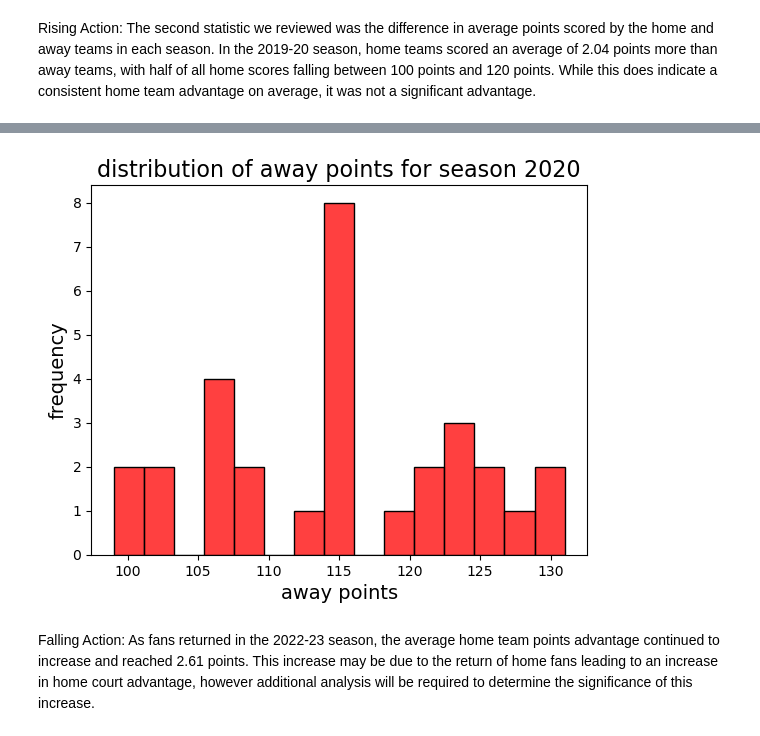
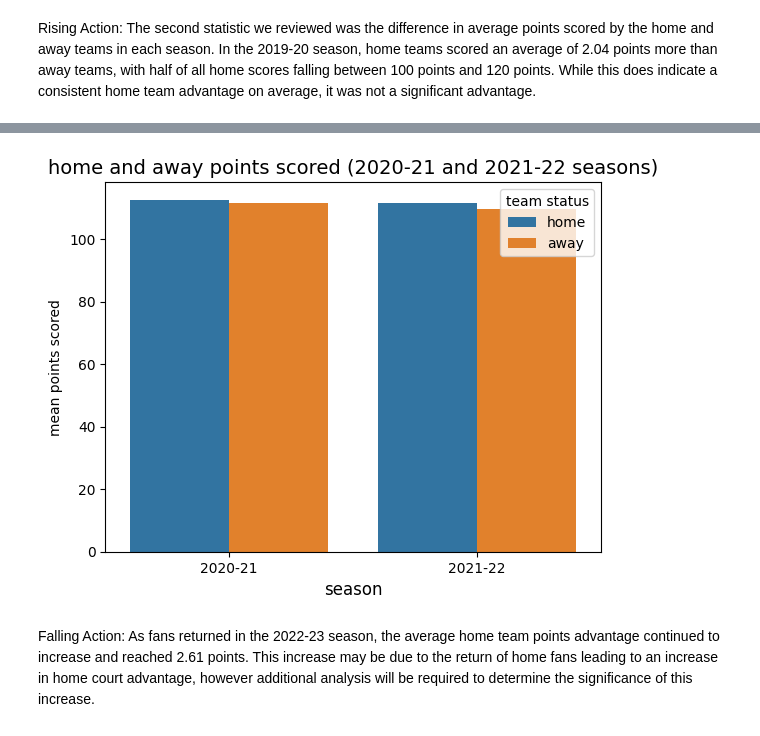
Before and after one commit to thezachdrake/UMD-INST627-Fall2024, a Jupyter notebook: inclass.ipynb, the cells around one changed output, grey strips where cells are left out. Drawn from its saved outputs; the diff is of its cells as text; code cells hidden in the pictures.

```diff
--- a/inclass.ipynb
+++ b/inclass.ipynb
@@ -132,12 +131,17 @@ plt.show()
-# %%
-covid_pts_away_21 = pd.read_sql_query("SELECT team_name_away, pts_away, season_id FROM game WHERE season_id IN (22020) GROUP BY team_name_away, season_id", con)
-
-sns.histplot(covid_pts_away_21['pts_away'], color='red', bins=15)
-plt.title('distribution of away points for season 2020', fontsize=16)
-plt.xlabel('away points', fontsize=14)
-plt.ylabel('frequency', fontsize=14)
-plt.show()
-# %% [output]
-[figure, removed]
+# %%
+covid_pts_20 = pd.read_sql_query("SELECT team_name_home, pts_home, team_name_away, pts_away, season_id FROM game WHERE season_id IN (22021, 22020) ORDER BY season_id DESC", con)
+
+covid_pts_20_group = covid_pts_20.groupby(['season_id']).agg({'pts_home': ['mean'], 'pts_away': ['mean']})
+covid_pts_20_group.columns = ['home', 'away']
+covid_pts_20_group = covid_pts_20_group.reset_index()
+covid_pts_melt = pd.melt(covid_pts_20_group, id_vars=['season_id'], value_vars=['home', 'away'], var_name='team status', value_name='mean points scored')
+
+ax = sns.barplot(data=covid_pts_melt, x='season_id', y='mean points scored', hue='team status')
+ax.set_title('home and away points scored (2020-21 and 2021-22 seasons)', fontsize=14)
+ax.set_xlabel('season', fontsize=12)
+ax.set_xticklabels(['2020-21', '2021-22'], fontsize=10)
+plt.show()
+# %% [output]
+[figure, added]
 # %% [markdown]
 Falling Action: As fans returned in the 2022-23 season, the average home team points advantage continued to increase and reached 2.61 points. This increase may be due to the return of home fans leading to an increase in home court advantage, however additional analysis will be required to determine the significance of this increase.
```
Also changed, not shown: parts of 31 cells of this notebook.
